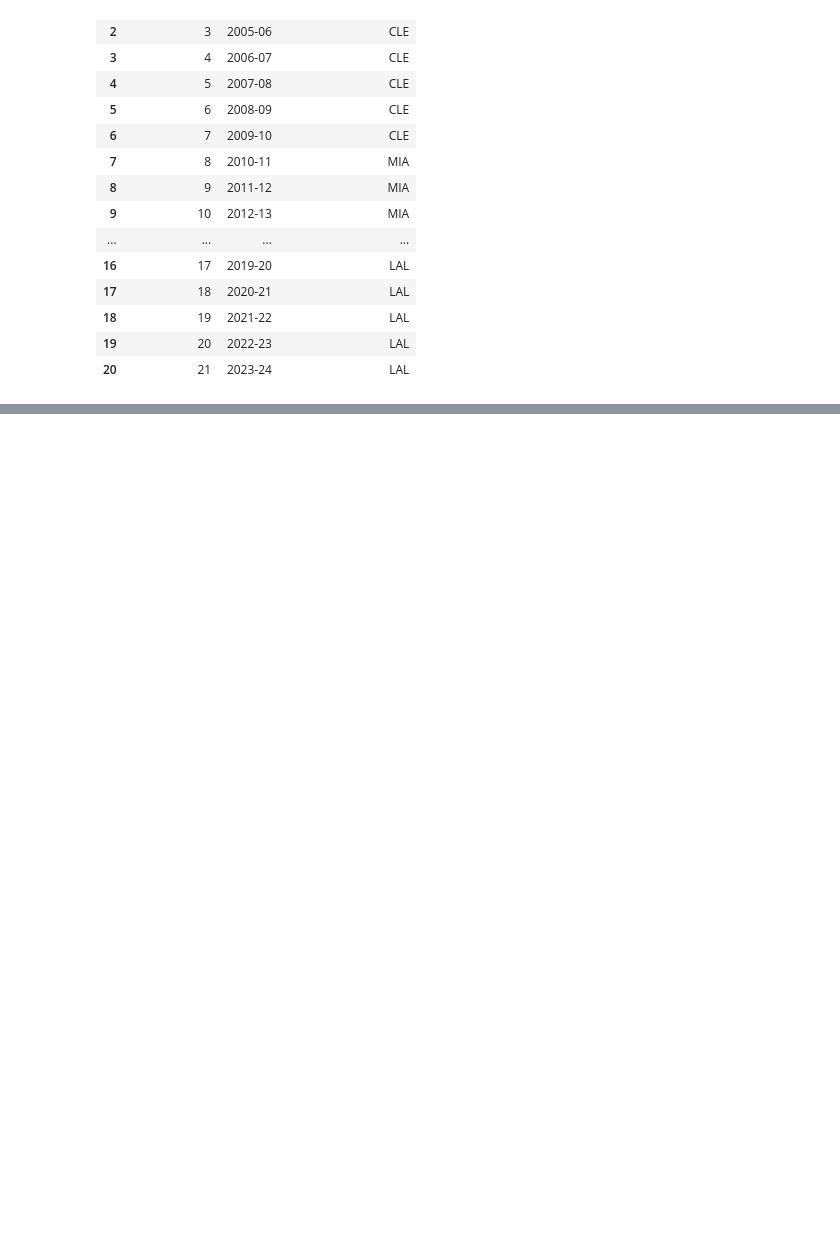
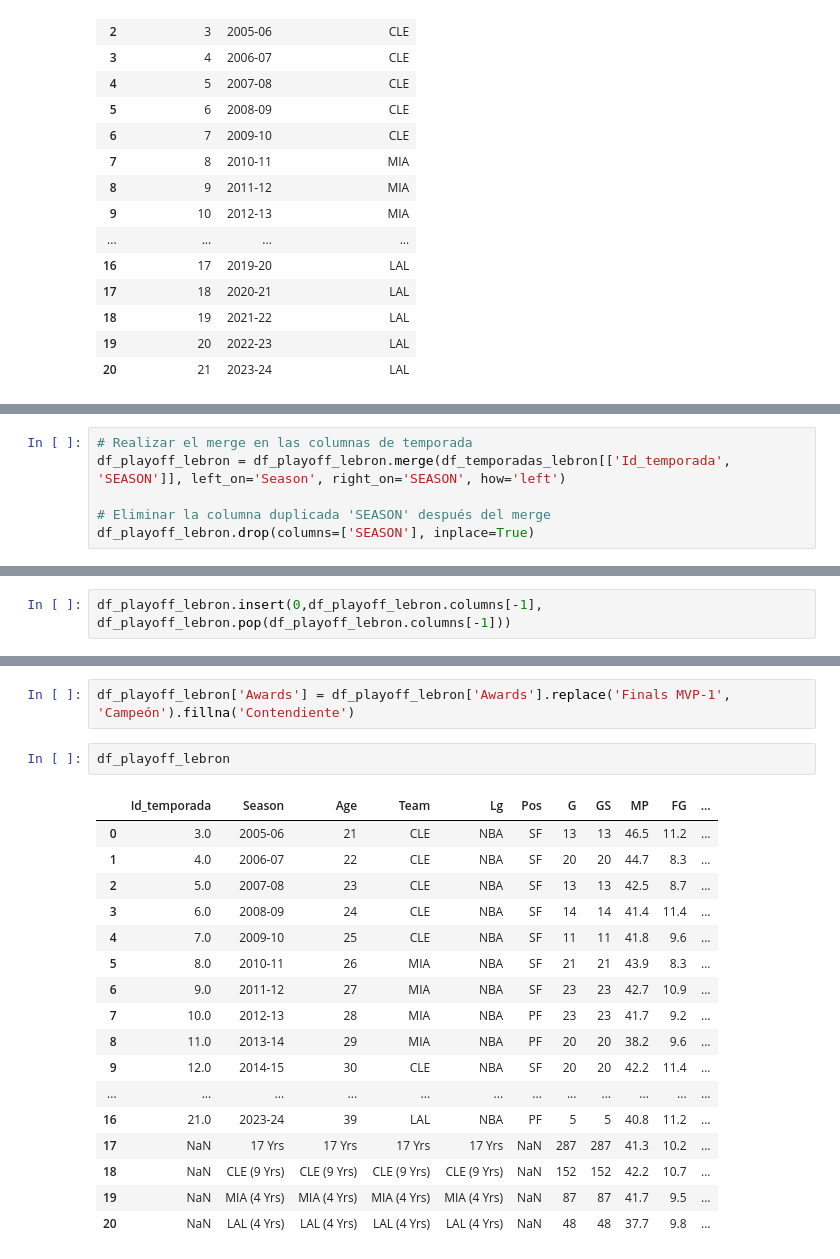
Before and after one commit to ngcarvajall/Proyecto5-GOAT_MJ_LJ, a Jupyter notebook: Transform.ipynb, the cells around one changed output, grey strips where cells are left out. Saved outputs shown, nothing was run; the diff lists cells and outputs as text; blank space fills up the shorter version.

```diff
--- a/Transform.ipynb
+++ b/Transform.ipynb
@@ -337,0 +429,6 @@ df_temporadas_lebron # me la guardo por si acaso
+# %%
+# Realizar el merge en las columnas de temporada
+df_playoff_lebron = df_playoff_lebron.merge(df_temporadas_lebron[['Id_temporada', 'SEASON']], left_on='Season', right_on='SEASON', how='left')
+
+# Eliminar la columna duplicada 'SEASON' después del merge
+df_playoff_lebron.drop(columns=['SEASON'], inplace=True)
@@ -337,0 +446,2 @@ df_temporadas_lebron # me la guardo por si acaso
+# %%
+df_playoff_lebron.insert(0,df_playoff_lebron.columns[-1], df_playoff_lebron.pop(df_playoff_lebron.columns[-1]))
@@ -337,0 +457,22 @@ df_temporadas_lebron # me la guardo por si acaso
+# %%
+df_playoff_lebron['Awards'] = df_playoff_lebron['Awards'].replace('Finals MVP-1', 'Campeón').fillna('Contendiente')
+# %%
+df_playoff_lebron
+# %% [output]
+|  | Id_temporada | Season | Age | Team | Lg | Pos | G | GS | MP | FG | ... |
+| 0 | 3.0 | 2005-06 | 21 | CLE | NBA | SF | 13 | 13 | 46.5 | 11.2 | ... |
+| 1 | 4.0 | 2006-07 | 22 | CLE | NBA | SF | 20 | 20 | 44.7 | 8.3 | ... |
+| 2 | 5.0 | 2007-08 | 23 | CLE | NBA | SF | 13 | 13 | 42.5 | 8.7 | ... |
+| 3 | 6.0 | 2008-09 | 24 | CLE | NBA | SF | 14 | 14 | 41.4 | 11.4 | ... |
+| 4 | 7.0 | 2009-10 | 25 | CLE | NBA | SF | 11 | 11 | 41.8 | 9.6 | ... |
+| 5 | 8.0 | 2010-11 | 26 | MIA | NBA | SF | 21 | 21 | 43.9 | 8.3 | ... |
+| 6 | 9.0 | 2011-12 | 27 | MIA | NBA | SF | 23 | 23 | 42.7 | 10.9 | ... |
+| 7 | 10.0 | 2012-13 | 28 | MIA | NBA | PF | 23 | 23 | 41.7 | 9.2 | ... |
+| 8 | 11.0 | 2013-14 | 29 | MIA | NBA | PF | 20 | 20 | 38.2 | 9.6 | ... |
+| 9 | 12.0 | 2014-15 | 30 | CLE | NBA | SF | 20 | 20 | 42.2 | 11.4 | ... |
+| ... | ... | ... | ... | ... | ... | ... | ... | ... | ... | ... | ... |
+| 16 | 21.0 | 2023-24 | 39 | LAL | NBA | PF | 5 | 5 | 40.8 | 11.2 | ... |
+| 17 | NaN | 17 Yrs | 17 Yrs | 17 Yrs | 17 Yrs | NaN | 287 | 287 | 41.3 | 10.2 | ... |
+| 18 | NaN | CLE (9 Yrs) | CLE (9 Yrs) | CLE (9 Yrs) | CLE (9 Yrs) | NaN | 152 | 152 | 42.2 | 10.7 | ... |
+| 19 | NaN | MIA (4 Yrs) | MIA (4 Yrs) | MIA (4 Yrs) | MIA (4 Yrs) | NaN | 87 | 87 | 41.7 | 9.5 | ... |
+| 20 | NaN | LAL (4 Yrs) | LAL (4 Yrs) | LAL (4 Yrs) | LAL (4 Yrs) | NaN | 48 | 48 | 37.7 | 9.8 | ... |
```
Also changed, not shown: parts of 36 cells of this notebook.
